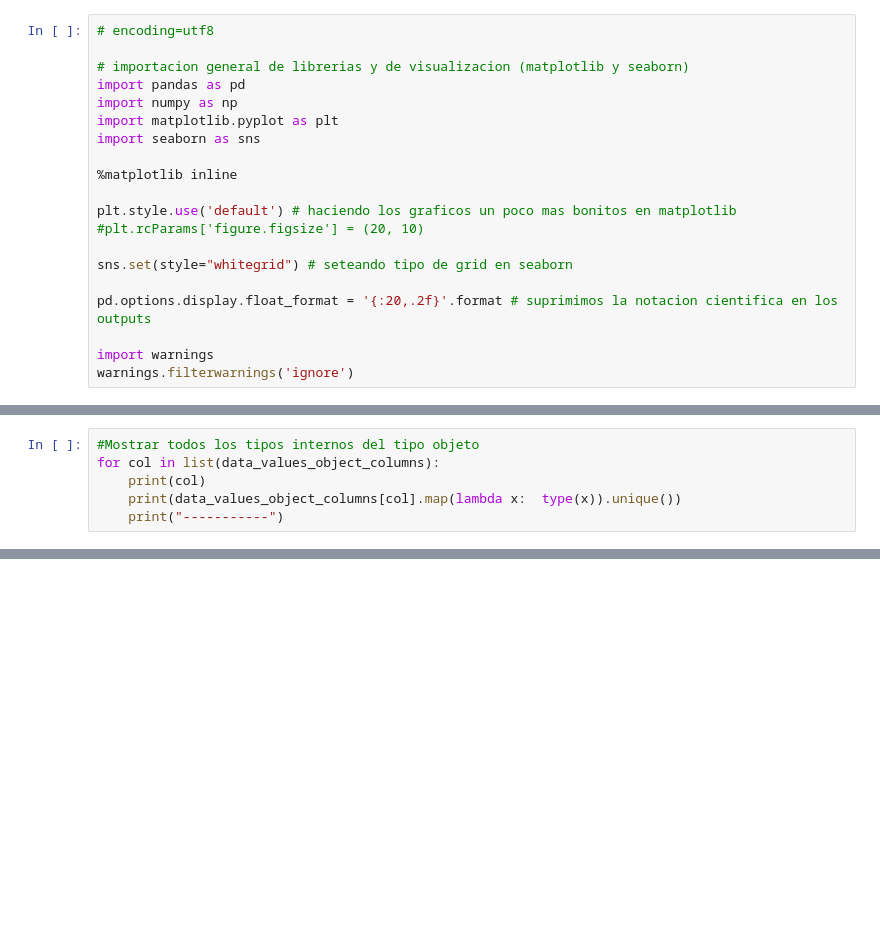
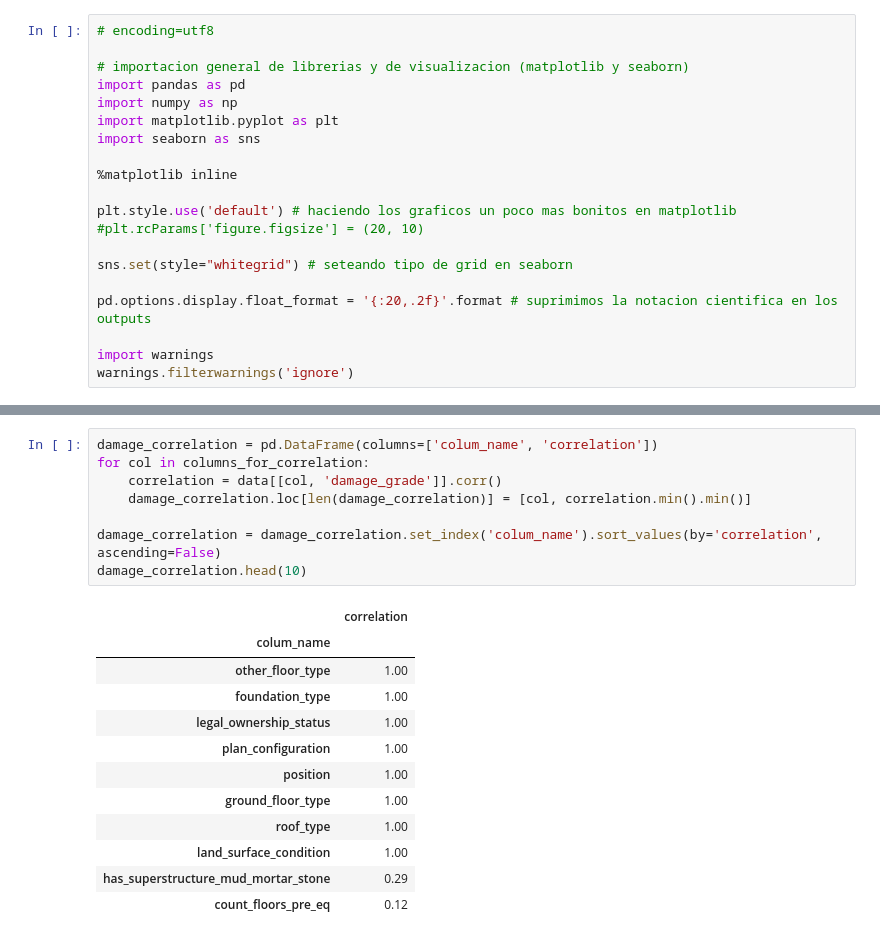
Before and after one commit to DanteReinaudo/EarthquakeDamagePrediction, a Jupyter notebook: tp1/tp1.ipynb, the cells around one changed output, grey strips where cells are left out. Cells and saved outputs as stored; diff of their text form; blank space fills up the shorter version.

```diff
--- a/tp1/tp1.ipynb
+++ b/tp1/tp1.ipynb
@@ -111,6 +32,0 @@ legal_ownership_status
-# %%
-#Mostrar todos los tipos internos del tipo objeto
-for col in list(data_values_object_columns):
-    print(col)
-    print(data_values_object_columns[col].map(lambda x:  type(x)).unique())
-    print("-----------")
@@ -242,0 +87,21 @@ data.isna().sum().sum()
+# %%
+damage_correlation = pd.DataFrame(columns=['colum_name', 'correlation'])
+for col in columns_for_correlation:
+    correlation = data[[col, 'damage_grade']].corr()
+    damage_correlation.loc[len(damage_correlation)] = [col, correlation.min().min()]
+
+damage_correlation = damage_correlation.set_index('colum_name').sort_values(by='correlation', ascending=False)
+damage_correlation.head(10)
+# %% [output]
+|  | correlation |
+| colum_name |  |
+| other_floor_type | 1.00 |
+| foundation_type | 1.00 |
+| legal_ownership_status | 1.00 |
+| plan_configuration | 1.00 |
+| position | 1.00 |
+| ground_floor_type | 1.00 |
+| roof_type | 1.00 |
+| land_surface_condition | 1.00 |
+| has_superstructure_mud_mortar_stone | 0.29 |
+| count_floors_pre_eq | 0.12 |
```
Also changed, not shown: parts of 25 cells of this notebook, 1 other file.
